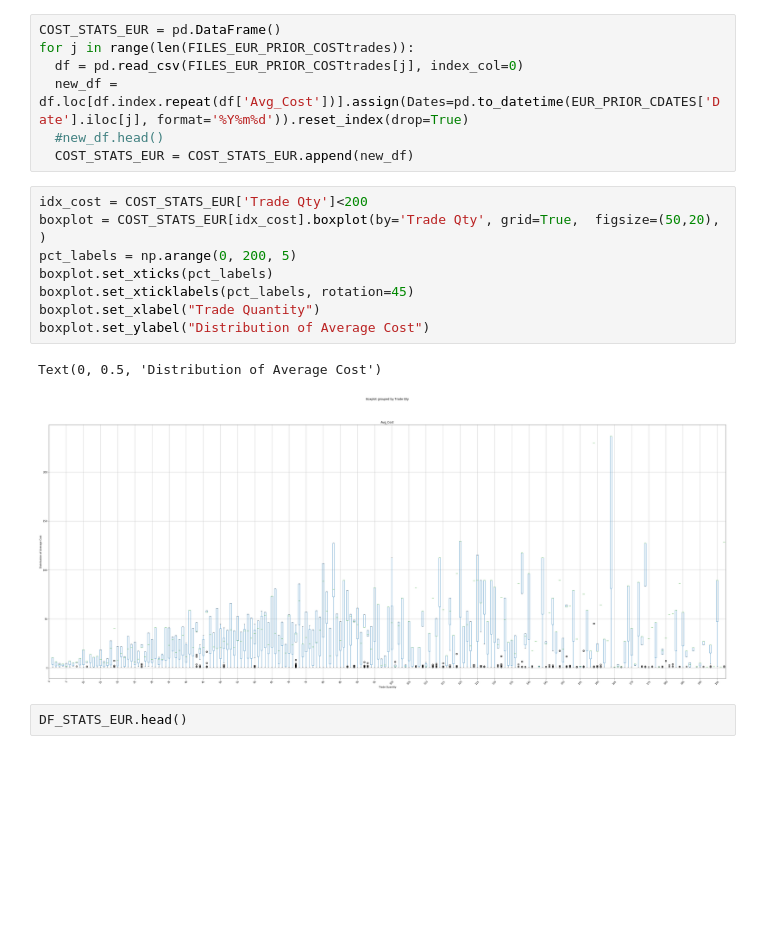
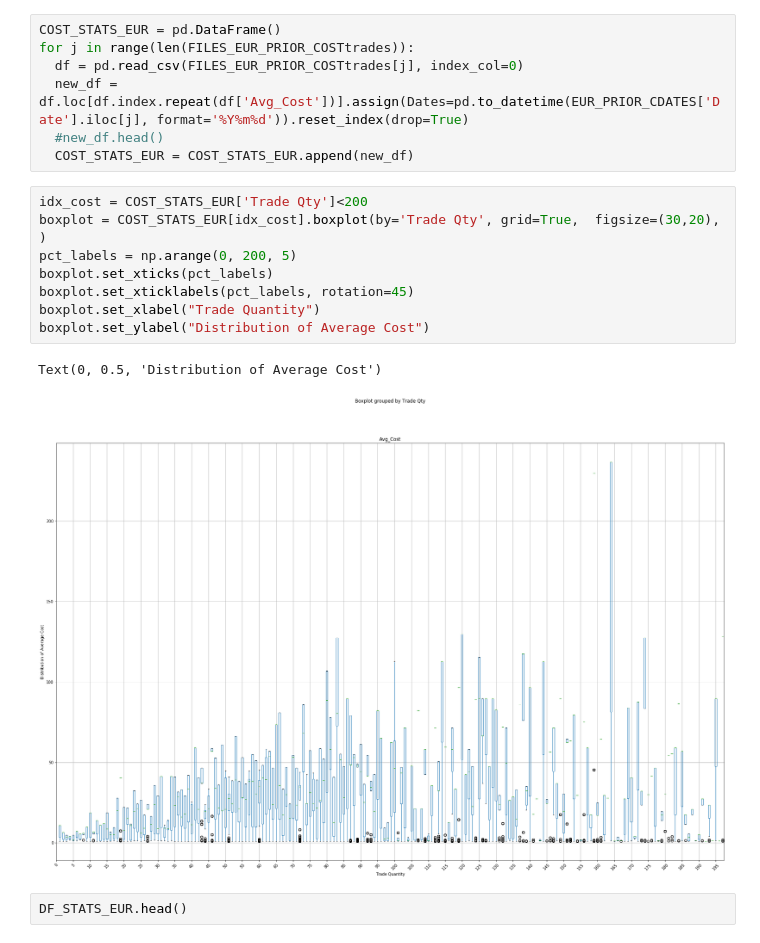
Before and after one commit to fagan2888/UZStats, a Jupyter notebook: CME_Tick_Changes.ipynb, the cells around one changed output. Drawn from its saved outputs; the diff is of its cells as text; blank space fills up the shorter version.

```diff
--- a/CME_Tick_Changes.ipynb
+++ b/CME_Tick_Changes.ipynb
@@ -262,15 +266,15 @@ for j in range(len(FILES_EUR_PRIOR_COSTtrades)):
   COST_STATS_EUR = COST_STATS_EUR.append(new_df)
 # %%
 idx_cost = COST_STATS_EUR['Trade Qty']<200
-boxplot = COST_STATS_EUR[idx_cost].boxplot(by='Trade Qty', grid=True,  figsize=(50,20), )
+boxplot = COST_STATS_EUR[idx_cost].boxplot(by='Trade Qty', grid=True,  figsize=(30,20), )
 pct_labels = np.arange(0, 200, 5)
 boxplot.set_xticks(pct_labels)
 boxplot.set_xticklabels(pct_labels, rotation=45)
 boxplot.set_xlabel("Trade Quantity")
 boxplot.set_ylabel("Distribution of Average Cost")
 # %% [output]
 Text(0, 0.5, 'Distribution of Average Cost')
-[figure, old version]
+[figure, new version]
 # %%
 DF_STATS_EUR.head()
 # %% [output]
```
Also changed, not shown: parts of 15 cells of this notebook.
